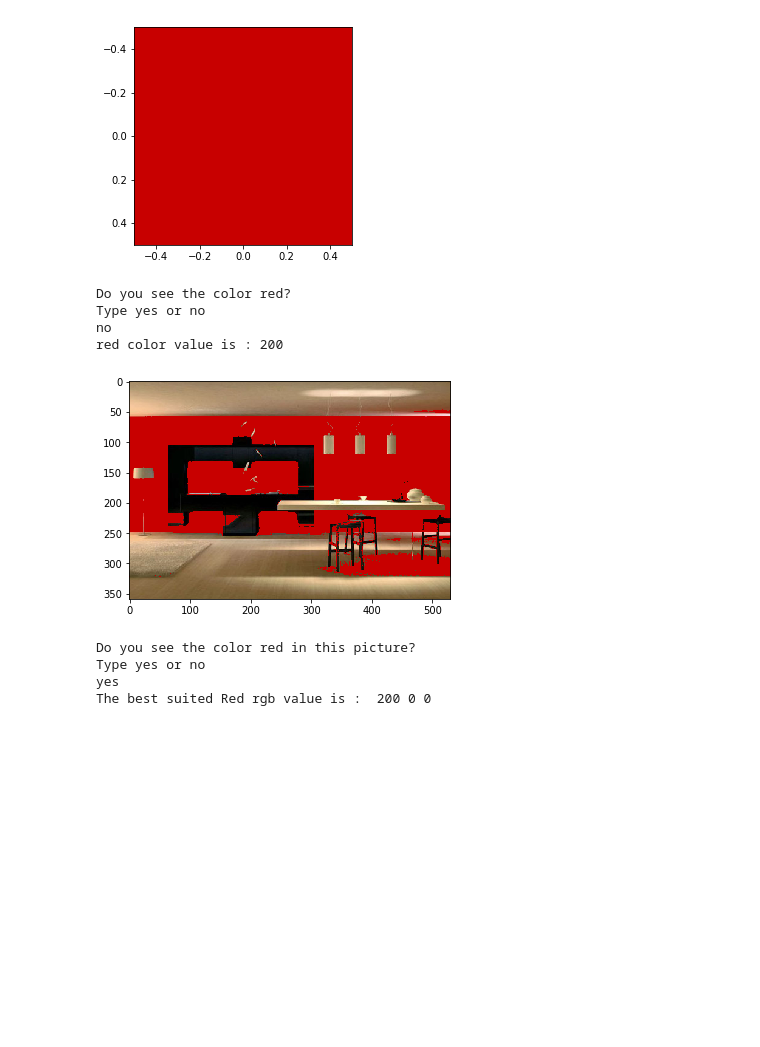
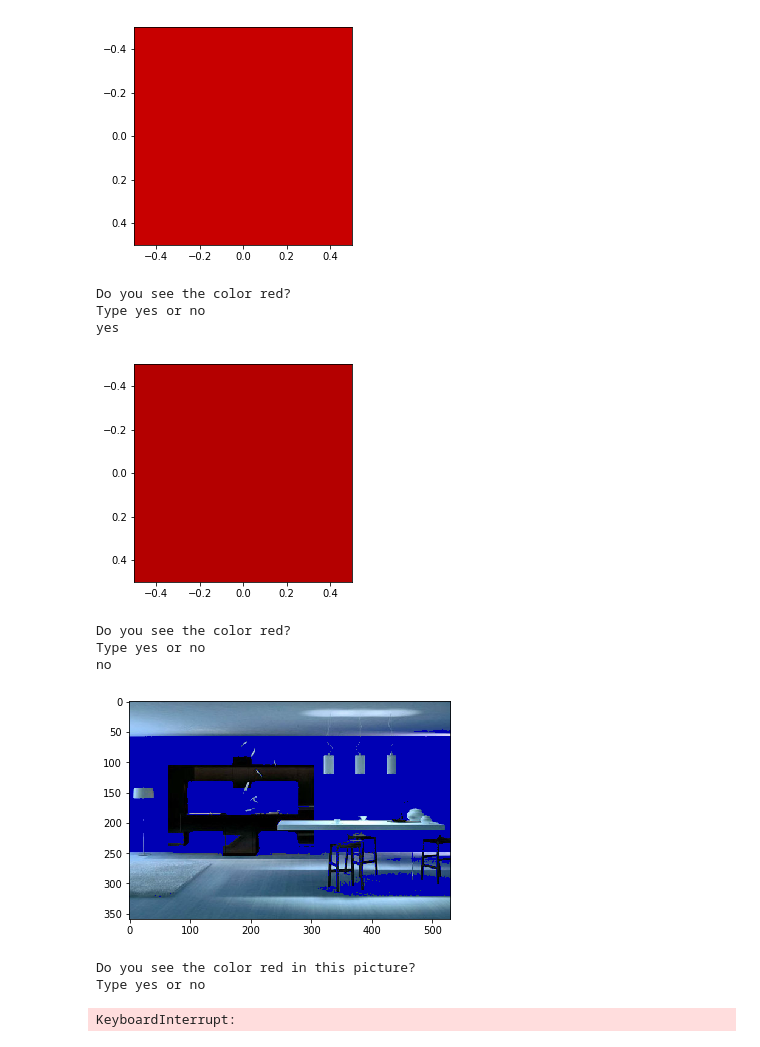
Before and after one commit to PatrickFenger/pythonAssignments, a Jupyter notebook: Project/Untitled.ipynb, the cells around one changed output. Cells and saved outputs as stored; diff of their text form; code cells hidden in the pictures; blank space fills up the shorter version.

```diff
--- a/Project/Untitled.ipynb
+++ b/Project/Untitled.ipynb
@@ -11,8 +11,8 @@ import numpy as np
 import cv2
 
 def calculateColor():
-    mydict = [(i,0,0) for i in range(200,50,-20)]
-    return mydict
+    my_list = [(i,0,0) for i in range(200,50,-20)]
+    return my_list
 
         #{key: value for (key, value) in iterable}
 def displayColor(r,g,b):
@@ -50,17 +50,16 @@ def get_code_from_notebook():
                 for i in values:
                     if( '%pylab' in i['source']):
                         print(i['source'])
-#r,g,b =  calculateColor()[9]
+
 
 def change_color_in_picture(img,r,g,b):
-    #print("r in change color to pisctire ",r)
+    #Here we choose which colors should be changed, for right now we have a fixed value
+    #But this might need to be changed to some paramets so we will be able to tweak the mask
     mask = (img[:,:,0] >40) & (img[:,:,1] <=70) & (img[:,:,2] <= 70)
+    #We apply the mask and change the colors to the desired RGB color
     img[mask] = np.array([r,g,b])
-    image_ = cv2.cvtColor(img, cv2.COLOR_BGR2RGB)
-    plt.imshow(cv2.cvtColor(image_, cv2.COLOR_BGR2RGB), interpolation='None')
-    plt.show()
     #cv2.imwrite("picture"+str(r)+".png",image_)
-    return image_
+    return cv2.cvtColor(img, cv2.COLOR_BGR2RGB)
 
 def display_pictures(r,g,b):
     # read the picture
@@ -68,41 +67,49 @@ def display_pictures(r,g,b):
     image = cv2.imread(picture_name)
     # converts it from BGR 2 RGB
     image = cv2.cvtColor(image, cv2.COLOR_BGR2RGB)
     while(True):
-
-        change_color_in_picture(cv2.cvtColor(cv2.imread(picture_name), cv2.COLOR_BGR2RGB),r,g,b)
+        pic = change_color_in_picture(cv2.cvtColor(cv2.imread(picture_name), cv2.COLOR_BGR2RGB),r,g,b)
+        plt.imshow(cv2.cvtColor(pic ,cv2.COLOR_BGR2RGB), interpolation='None')
+        plt.show()
         print('Do you see the color red in this picture?')
         print('Type yes or no')
         a = input()
 
         if (a.upper() == "NO" and r+10 <=255):
             r+=5
         else :
             print("The best suited Red rgb value is : ",r,0,0)
             break
 
 
 
-#calccolors = calculateColor()
-for r,g,b in calculateColor():
+
+
+
+if __name__ == "__main__":
+
+    #calccolors = calculateColor()
+    for r,g,b in calculateColor():
     displayColor(r,g,b)
     print('Do you see the color red?')
     print('Type yes or no')
     a = input()
 
     #test = np.asarray(destRGB)
     if (a.upper() == "NO"):
         #print(r,g,b)
         display_pictures(r,g,b)
         break
 # %% [output]
 [figure]
 Do you see the color red?
 Type yes or no
-no
-red color value is : 200
+yes
-[figure, old version]
+[figure, new version]
-Do you see the color red in this picture?
+Do you see the color red?
 Type yes or no
-yes
-The best suited Red rgb value is :  200 0 0
+no
+[figure, added]
+Do you see the color red in this picture?
+Type yes or no
+KeyboardInterrupt:
```
